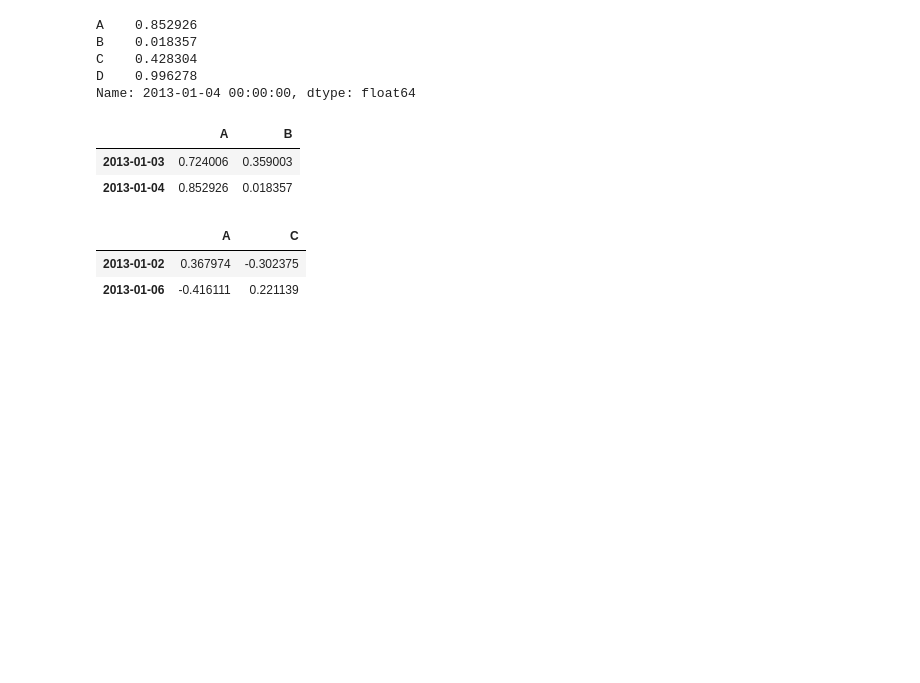
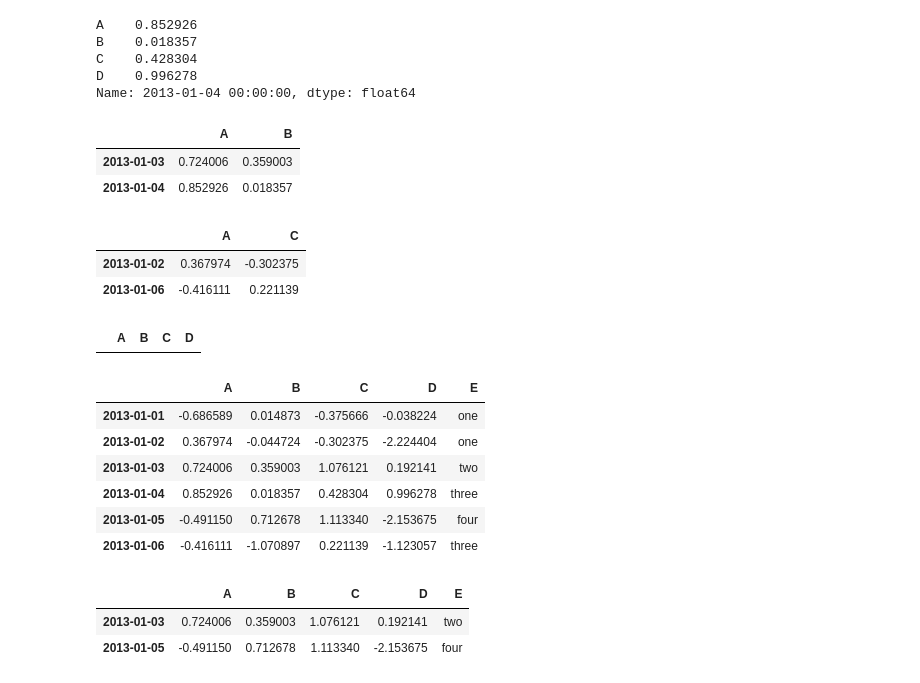
Before and after one commit to agnieszka-web/NumpyTutorial, a Jupyter notebook: numpypractice.ipynb, the cells around one changed output. Cells and saved outputs as stored; diff of their text form; code cells hidden in the pictures; blank space fills up the shorter version.

```diff
--- a/numpypractice.ipynb
+++ b/numpypractice.ipynb
@@ -676,3 +676,29 @@ df.iloc[[1,5],[0,2]]
 |  | A | C |
 | 2013-01-02 | 0.367974 | -0.302375 |
 | 2013-01-06 | -0.416111 | 0.221139 |
+# %%
+#n do Boolean indexing based on column values as well. This helps in filtering a data
+#set based on a pre-defined condition.
+df[df.A > 1]
+# %% [output]
+|  | A | B | C | D |
+# %%
+#we can copy the data set
+df2 = df.copy()
+df2['E']=['one', 'one','two','three','four','three']
+df2
+# %% [output]
+|  | A | B | C | D | E |
+| 2013-01-01 | -0.686589 | 0.014873 | -0.375666 | -0.038224 | one |
+| 2013-01-02 | 0.367974 | -0.044724 | -0.302375 | -2.224404 | one |
+| 2013-01-03 | 0.724006 | 0.359003 | 1.076121 | 0.192141 | two |
+| 2013-01-04 | 0.852926 | 0.018357 | 0.428304 | 0.996278 | three |
+| 2013-01-05 | -0.491150 | 0.712678 | 1.113340 | -2.153675 | four |
+| 2013-01-06 | -0.416111 | -1.070897 | 0.221139 | -1.123057 | three |
+# %%
+#select rows based on column values
+df2[df2['E'].isin(['two', 'four'])]
+# %% [output]
+|  | A | B | C | D | E |
+| 2013-01-03 | 0.724006 | 0.359003 | 1.076121 | 0.192141 | two |
+| 2013-01-05 | -0.491150 | 0.712678 | 1.113340 | -2.153675 | four |
```
Also changed, not shown: parts of 6 cells of this notebook.
